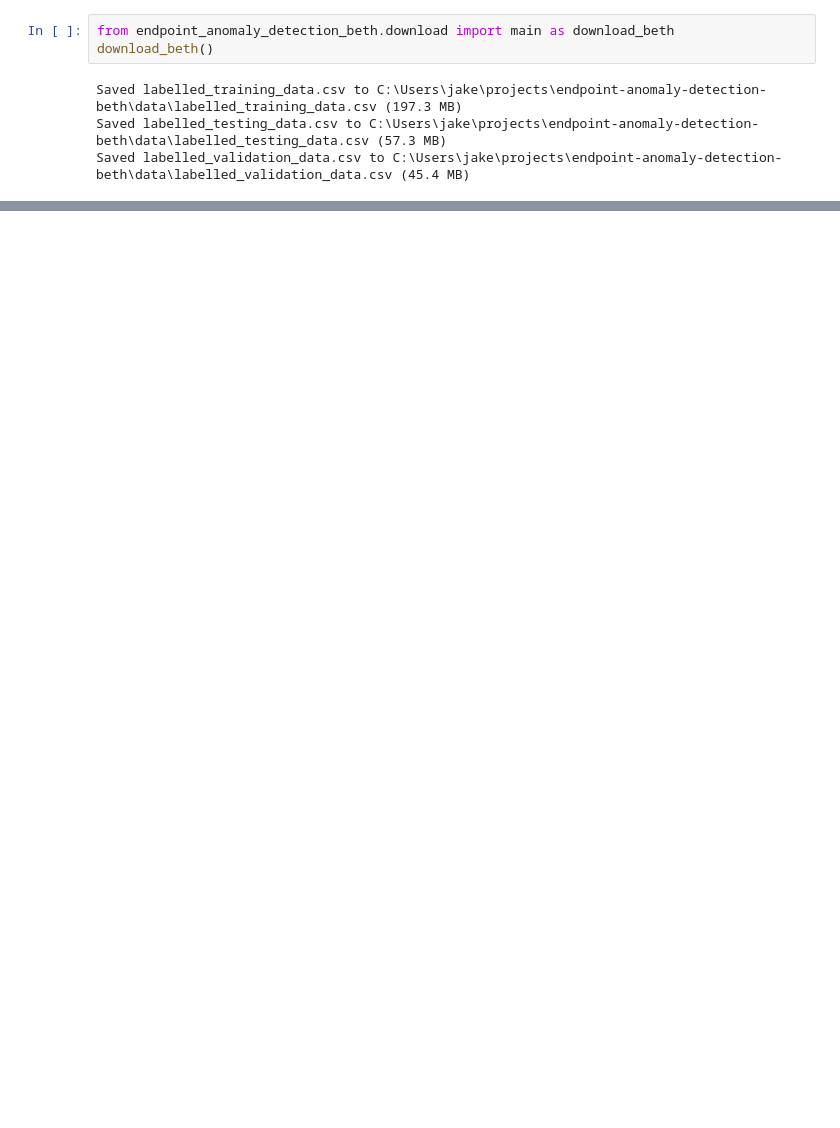
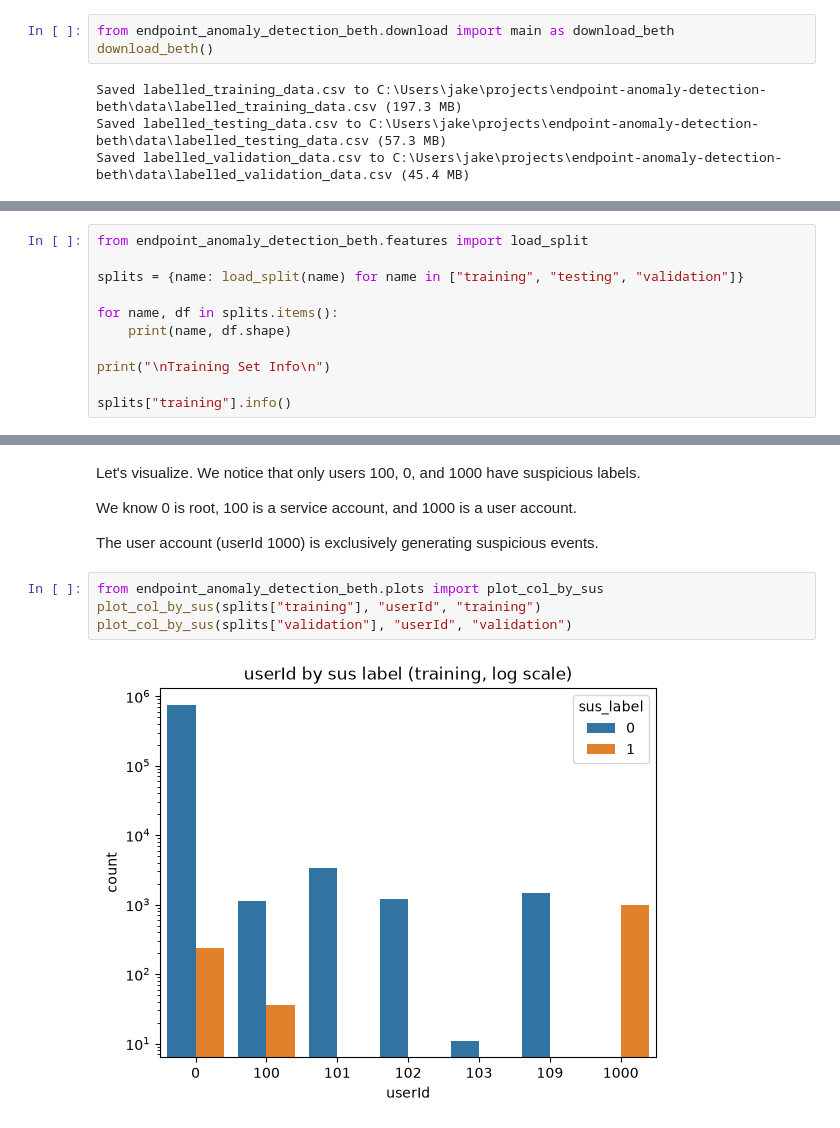
Before and after one commit to jtwnsnd/endpoint-anomaly-detection, a Jupyter notebook: notebooks/analysis.ipynb, the cells around one changed output, grey strips where cells are left out. Cells and saved outputs as stored; diff of their text form; blank space fills up the shorter version.

Commit message:
visualize the userId vs sus label in training and validation

```diff
--- a/notebooks/analysis.ipynb
+++ b/notebooks/analysis.ipynb
@@ -16,0 +21,11 @@ Saved labelled_validation_data.csv to C:\Users\jake\projects\endpoint-anomaly-de
+# %%
+from endpoint_anomaly_detection_beth.features import load_split
+
+splits = {name: load_split(name) for name in ["training", "testing", "validation"]}
+
+for name, df in splits.items():
+    print(name, df.shape)
+
+print("\nTraining Set Info\n")
+
+splits["training"].info()
@@ -16,0 +97,12 @@ Saved labelled_validation_data.csv to C:\Users\jake\projects\endpoint-anomaly-de
+# %% [markdown]
+Let's visualize. We notice that only users 100, 0, and 1000 have suspicious labels.
+
+We know 0 is root, 100 is a service account, and 1000 is a user account.
+
+The user account (userId 1000) is exclusively generating suspicious events.
+# %%
+from endpoint_anomaly_detection_beth.plots import plot_col_by_sus
+plot_col_by_sus(splits["training"], "userId", "training")
+plot_col_by_sus(splits["validation"], "userId", "validation")
+# %% [output]
+[figure, added]
```
Also changed, not shown: parts of 9 cells of this notebook.
